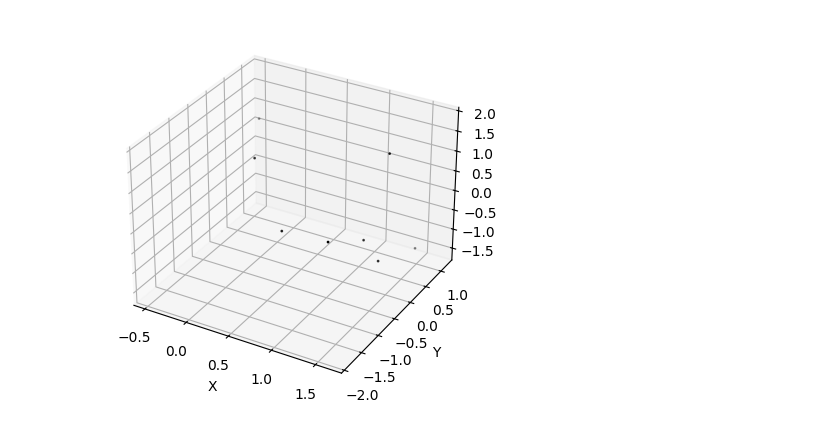
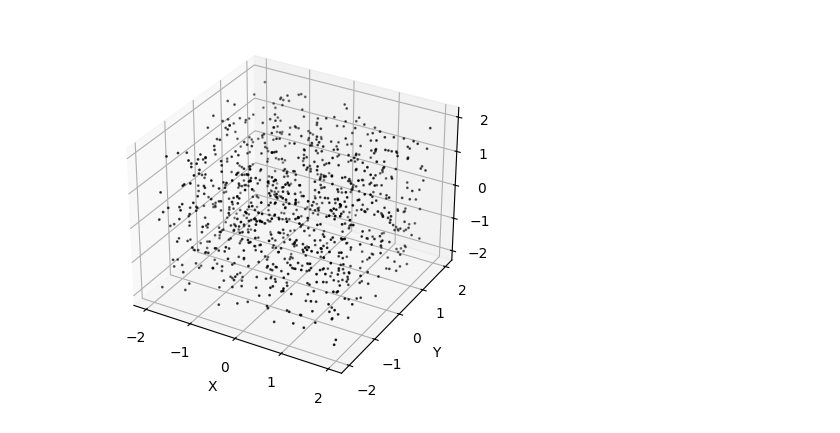
Before and after one commit to zhizhiL/merging_3D, a Jupyter notebook: merge_3D_testpad.ipynb, the cells around one changed output. Saved outputs shown, nothing was run; the diff lists cells and outputs as text; code cells hidden in the pictures.

```diff
--- a/merge_3D_testpad.ipynb
+++ b/merge_3D_testpad.ipynb
@@ -5,6 +7,6 @@ from mpl_toolkits.mplot3d import Axes3D
 # %%
 
-N0_particle = 2 ** 3
+N0_particle = 10 ** 3
 
 XP0 = np.random.uniform(-2, 2, N0_particle)
 YP0 = np.random.uniform(-2, 2, N0_particle)
@@ -27,34 +29,34 @@ gridB_xc, gridB_yc, gridB_zc = np.meshgrid(np.linspace(xl, xr, Nx_col+1), np.lin
 # Plot grid lines
 fig = plt.figure()
 ax = fig.add_subplot(111, projection='3d')
 
 # # Plot lines along x-axis
 # for i in range(Ny_col):
 #     for j in range(Nz_col):
 #         ax.plot(gridA_xc[:, i, j], gridA_yc[:, i, j], gridA_zc[:, i, j], color='r',linestyle='--')
 
 # # Plot lines along y-axis
 # for i in range(Nx_col):
 #     for j in range(Nz_col):
 #         ax.plot(gridA_xc[i, :, j], gridA_yc[i, :, j], gridA_zc[i, :, j], color='g',linestyle='--')
 
 
 # # Plot lines along z-axis
 # for i in range(Nx_col):
 #     for j in range(Ny_col):
 #         ax.plot(gridA_xc[i, j, :], gridA_yc[i, j, :], gridA_zc[i, j, :], color='b',linestyle='--')
 
 
 ax.set_xlabel('X')
 ax.set_ylabel('Y')
 ax.set_zlabel('Z')
 
 ax.scatter(XP0, YP0, ZP0,s=1, c='k', marker='o')
 
 
 plt.show()
 # %% [output]
-[figure, old version]
+[figure, new version]
 # %%
 Bubbles_df_ini = np.zeros((N0_particle, 15), dtype=np.float64)
 
```
Also changed, not shown: parts of 5 cells of this notebook, 2 other files.
